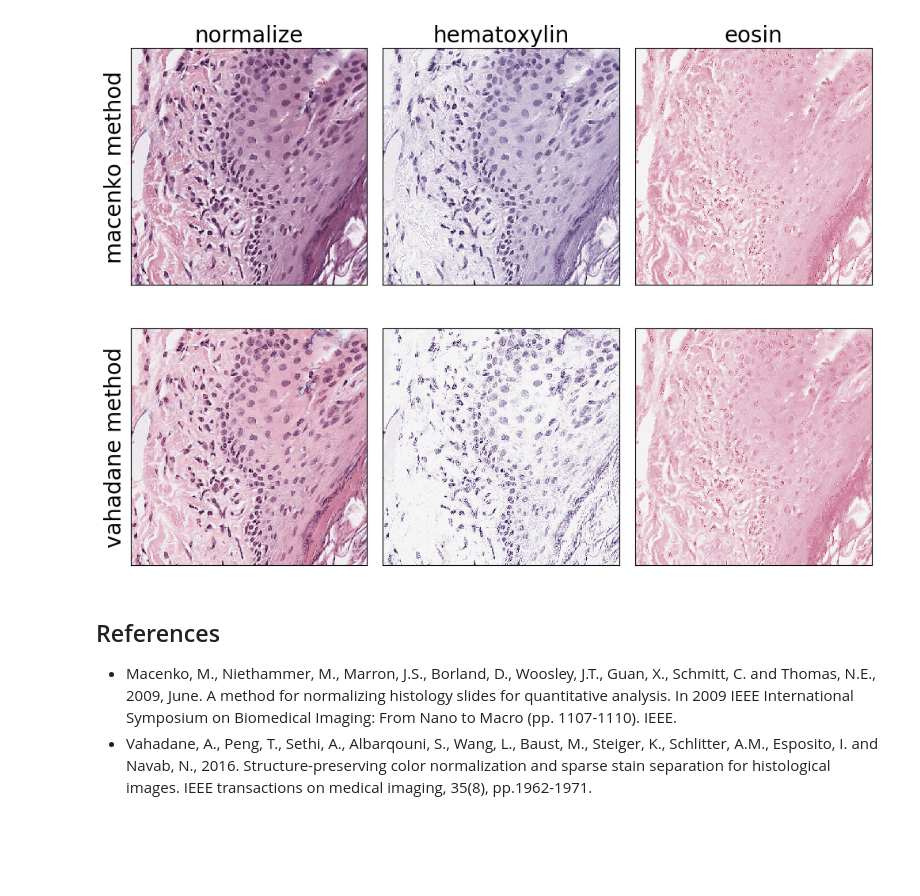
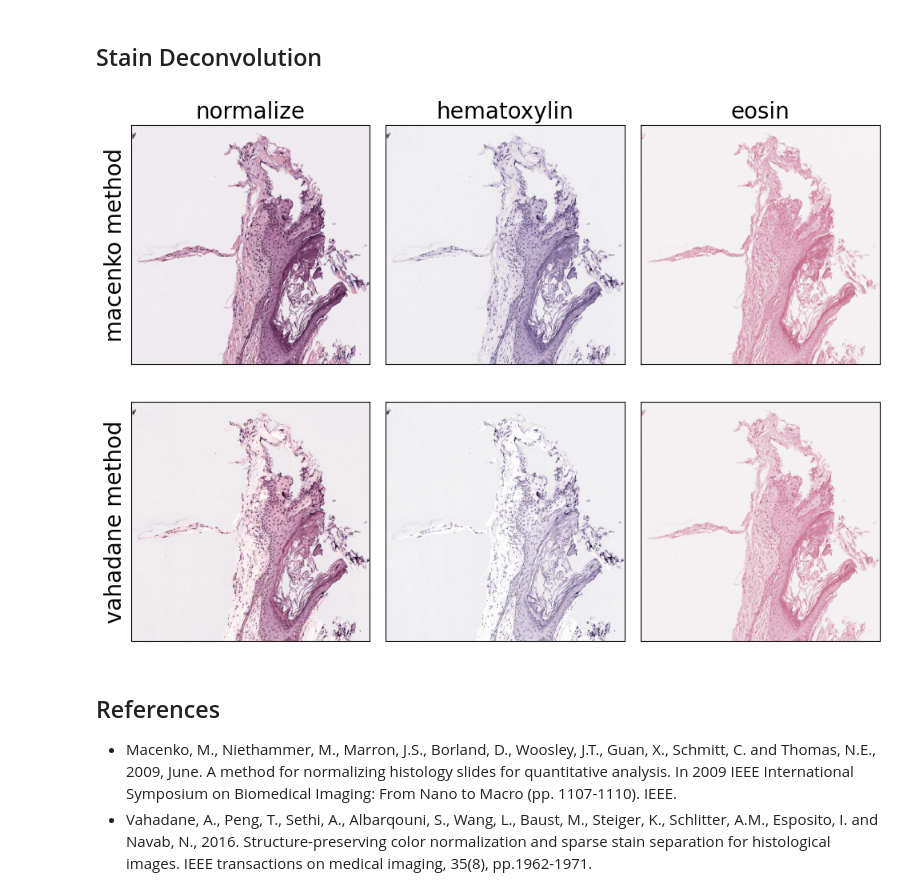
Before and after one commit to Dana-Farber-AIOS/pathml, a Jupyter notebook: examples/stain_normalization.ipynb, the cells around one changed output. Cells and saved outputs as stored; diff of their text form; code cells hidden in the pictures; blank space fills up the shorter version.

Commit message:
Updated stain normalization class

```diff
--- a/examples/stain_normalization.ipynb
+++ b/examples/stain_normalization.ipynb
@@ -50,0 +43,8 @@ plt.show()
+# %%
+source_wsi = HESlide("../data/CMU-1-Small-Region.svs.tiff")
+source_region = source_wsi.slide.extract_region(location = (0, 0), size = (2000, 2000))
+source_region = np.squeeze(source_region)
+
+target_wsi = HESlide("../data/target.png")
+target_region = target_wsi.slide.extract_region(location = (0, 0), size = (500, 500))
+target_region = np.squeeze(target_region)
@@ -50,0 +70,29 @@ plt.show()
+# %%
+fig, axarr = plt.subplots(nrows=2, ncols=2, figsize=(10, 7.5))
+axarr[0,0].imshow(source_region)
+axarr[0,0].set_title('Source image', fontsize=fontsize)
+
+axarr[0,1].imshow(target_region)
+axarr[0,1].set_title('Target image', fontsize=fontsize)
+
+for j, method in enumerate(["Macenko", "Vahadane"]):
+    # initialize stain normalization object
+    normalizer = StainNormalizationHE(target = 'normalize', stain_estimation_method = method)
+
+    # fit to the target image
+    normalizer.fit_to_reference(target_region)
+
+    # apply on example source image
+    im = normalizer.F(source_region)
+
+    # plot results
+    ax = axarr[1, j]
+    ax.imshow(im)
+    ax.set_title(f'{method} normalization', fontsize = fontsize)
+
+for a in axarr.ravel():
+    a.set_xticks([])
+    a.set_yticks([])
+
+plt.tight_layout()
+plt.show()
@@ -51,28 +101,32 @@ plt.show()
+# %% [markdown]
+## Stain Deconvolution
 # %%
 fig, axarr = plt.subplots(nrows=2, ncols=3, figsize=(10, 7.5))
 
 for i, method in enumerate(["macenko", "vahadane"]):
     for j, target in enumerate(["normalize", "hematoxylin", "eosin"]):
         # initialize stain normalization object
-        normalizer = StainNormalizationHE(target = target, stain_estimation_method = method)
+        normalizer = StainNormalizationHE(target = target,
+                                          stain_estimation_method = method)
         # apply on example image
-        im = normalizer.F(region)
+        im = normalizer.F(source_region)
+
         # plot results
         ax = axarr[i, j]
         ax.imshow(im)
         if j == 0:
             ax.set_ylabel(f"{method} method", fontsize=fontsize)
         if i == 0:
             ax.set_title(target, fontsize = fontsize)
 
 for a in axarr.ravel():
     a.set_xticks([])
     a.set_yticks([])
 
 plt.tight_layout()
 plt.show()
 # %% [output]
-[figure, old version]
+[figure, new version]
 # %% [markdown]
 ## References
 
```
Also changed, not shown: parts of 10 cells of this notebook, 12 other files.
